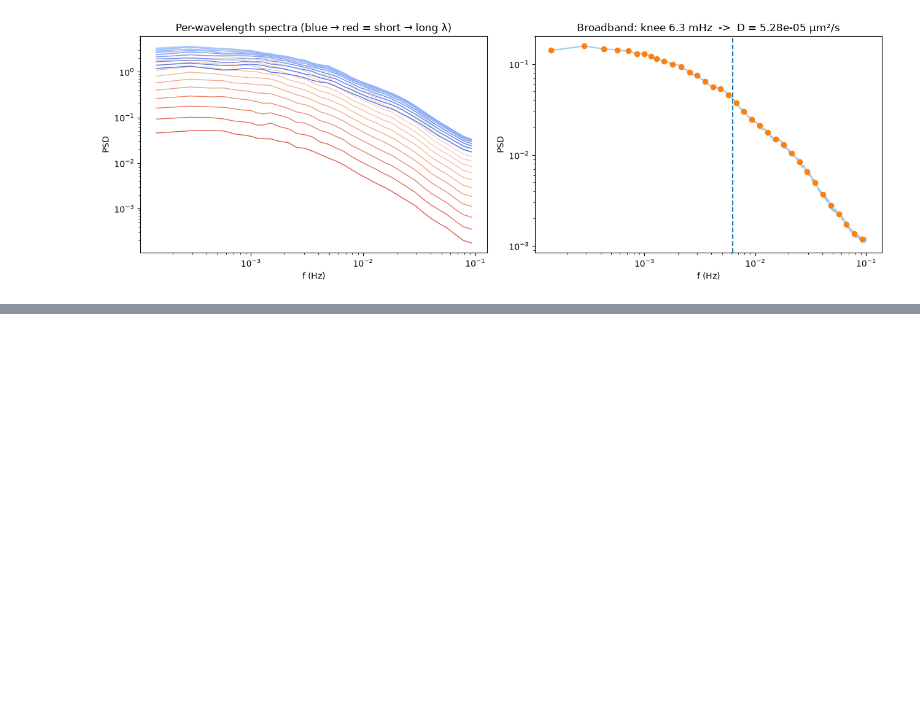
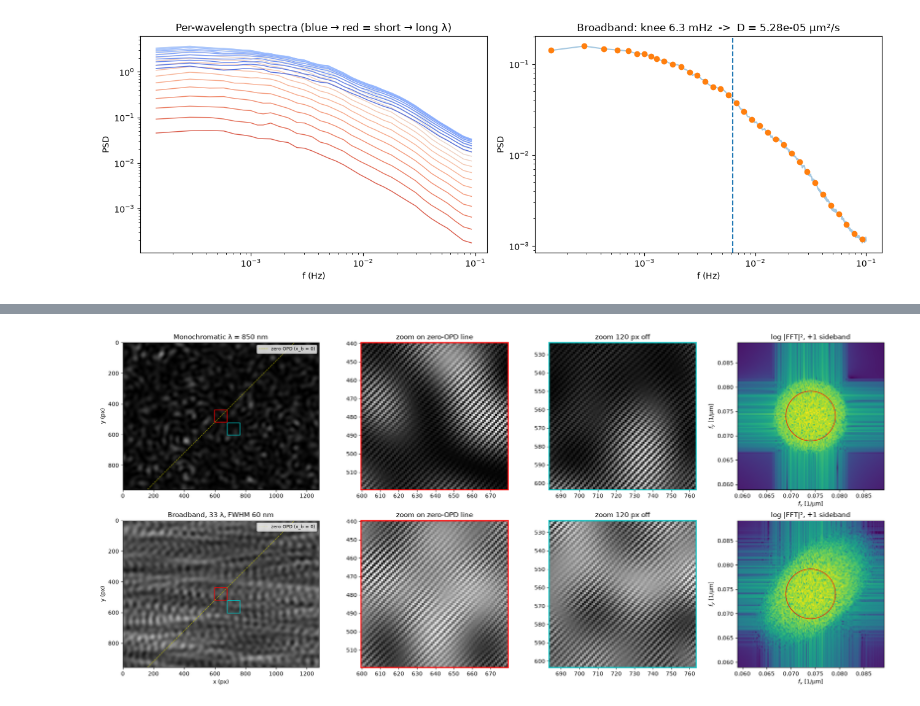
Before and after one commit to Andrecs05/Simulation_BioTissue_FBDHS, a Jupyter notebook: DHS instrument/code/per_surface_analysis.ipynb, the cells around one changed output, grey strips where cells are left out. Cells and saved outputs as stored; diff of their text form; code cells hidden in the pictures; blank space fills up the shorter version.

```diff
--- a/DHS instrument/code/per_surface_analysis.ipynb
+++ b/DHS instrument/code/per_surface_analysis.ipynb
@@ -318,0 +358,90 @@ np.save('S_broadband.npy', S_tot)
+# %%
+from matplotlib.patches import Rectangle, Circle
+from tqdm.auto import tqdm
+
+FRAME = 0                 # which hologram (time step) to build
+W = 40                    # zoom half-width in px
+OFF = 120                 # off-centre zoom, distance from the zero-OPD line along the biprism normal (px)
+
+k_src, w_src = S_source
+lam_src = 2 * np.pi / k_src
+j0 = np.argmin(np.abs(lam_src - central_lam))
+
+# Incoherent sum over the source spectrum: I = sum_j S(λ_j) I_j
+I_bb, I_mono = 0, None
+for j, lam in enumerate(tqdm(lam_src, desc='Wavelengths')):
+    U = source_field(X, Y, lam, w0)
+    U = angular_spectrum(U, dx=dx, dy=dy, z=z_M1, lam=lam) * P_M1
+    U = angular_spectrum(U, dx=dx, dy=dy, z=z_sample, lam=lam)
+    U_ill_j = U[s, s]
+    del U
+
+    q_j, th_j = scattering_vector(lam0=lam)
+    amps_j = object_amplitudes(layout, trajs, {
+        "nucleus": mie_amplitude(1.0, 1.39, 1.36, th_j, lam0=lam),
+        "mitochondrion": mie_amplitude(0.44, 1.41, 1.36, th_j, lam0=lam),
+        "vesicle": mie_amplitude(0.25, 1.40, 1.36, th_j, lam0=lam)})
+
+    U_after = field_after_sample(FRAME, U_ill_j, Xc, Yc, layout, trajs, amps_j, q_j)
+    U_L1, X1_j, Y1_j = fresnel_fft(U_after, Xc, Yc, lam, 2*f1)
+    U_L1 = U_L1 * lens_transmitance(X1_j, Y1_j, f1, lam, R1)
+    U_IP, Xi_j, Yi_j = fresnel_fft(U_L1, X1_j, Y1_j, lam, 2*f1)
+    I_j = camera_hologram(U_IP * pupil(Xi_j, Yi_j, R_IP), Xi_j, Yi_j, lam, f2, xc, yc, theta, d_B)
+
+    I_bb = I_bb + w_src[j] * I_j
+    if j == j0:
+        I_mono = I_j
+
+np.save('hologram_broadband.npy', I_bb)
+plt.imsave('hologram_broadband.png', I_bb, cmap='gray')
+
+# Zoom windows: on the zero-OPD line (sensor centre) and OFF px away from it along the biprism normal
+ny, nx = I_bb.shape
+e = np.array([np.cos(np.radians(45)), np.sin(np.radians(45))])
+centres = {'on zero-OPD line': (nx // 2, ny // 2),
+           f'{OFF} px off': (nx // 2 + int(OFF * e[0]), ny // 2 + int(OFF * e[1]))}
+colors = ['r', 'c']
+
+# Expected width of the fringe band: about λ/Δλ fringes survive
+n_fr = central_lam / fwhm
+print(f'coherence length λ²/Δλ = {central_lam**2 / fwhm:.1f} µm  ->  about {n_fr:.0f} fringes, '
+      f'a band about {n_fr * Lambda / p:.0f} px wide across the fringes')
+
+# Hologram spectrum around the +1 carrier
+fx = np.fft.fftshift(np.fft.fftfreq(nx, p))
+fy = np.fft.fftshift(np.fft.fftfreq(ny, p))
+c = e / Lambda
+r_sb = 1.3 * R_IP / (central_lam * f2)
+ix, iy = np.abs(fx - c[0]) <= 3 * r_sb, np.abs(fy - c[1]) <= 3 * r_sb
+
+fig, ax = plt.subplots(2, 4, figsize=(20, 9), gridspec_kw={'width_ratios': [nx / ny, 1, 1, 1]})
+for row, (I, label) in enumerate([(I_mono, f'Monochromatic λ = {central_lam*1e3:.0f} nm'),
+                                  (I_bb, f'Broadband, {len(lam_src)} λ, FWHM {fwhm*1e3:.0f} nm')]):
+    a = ax[row, 0]
+    a.imshow(I, cmap='gray')
+    rows = np.arange(ny)
+    a.plot(nx // 2 - (rows - ny // 2), rows, 'y--', lw=0.8, label='zero OPD (x_b = 0)')
+    a.set(xlim=(0, nx - 1), ylim=(ny - 1, 0), title=label, ylabel='y (px)')
+    a.legend(loc='upper right', fontsize=8)
+
+    for col, ((name, (cx, cy)), clr) in enumerate(zip(centres.items(), colors), start=1):
+        a.add_patch(Rectangle((cx - W - 0.5, cy - W - 0.5), 2 * W, 2 * W, fill=False, ec=clr, lw=1.2))
+        crop = I[cy - W:cy + W, cx - W:cx + W]
+        z = ax[row, col]
+        z.imshow(crop, cmap='gray', interpolation='nearest', vmin=crop.min(), vmax=crop.max(),
+                 extent=[cx - W - 0.5, cx + W - 0.5, cy + W - 0.5, cy - W - 0.5])
+        z.set_title(f'zoom {name}')
+        for sp in z.spines.values():
+            sp.set_color(clr); sp.set_linewidth(2)
+
+    F = np.fft.fftshift(np.fft.fft2(I - I.mean()))
+    sp_ax = ax[row, 3]
+    sp_ax.imshow(np.log10(np.abs(F[np.ix_(iy, ix)])**2 + 1e-12), origin='lower',
+                 extent=[fx[ix][0], fx[ix][-1], fy[iy][0], fy[iy][-1]])
+    sp_ax.add_patch(Circle(c, r_sb, fill=False, color='r'))
+    sp_ax.set(title='log |FFT|², +1 sideband', xlabel=r'$f_x$ [1/µm]', ylabel=r'$f_y$ [1/µm]')
+ax[1, 0].set_xlabel('x (px)')
+fig.tight_layout()
+fig.savefig('../graphs/hologram_broadband.png', dpi=150)
+plt.show()
+# %% [output]
@@ -318,0 +449 @@ np.save('S_broadband.npy', S_tot)
+[figure, added]
```
Also changed, not shown: parts of 4 cells of this notebook, 40 other files.
